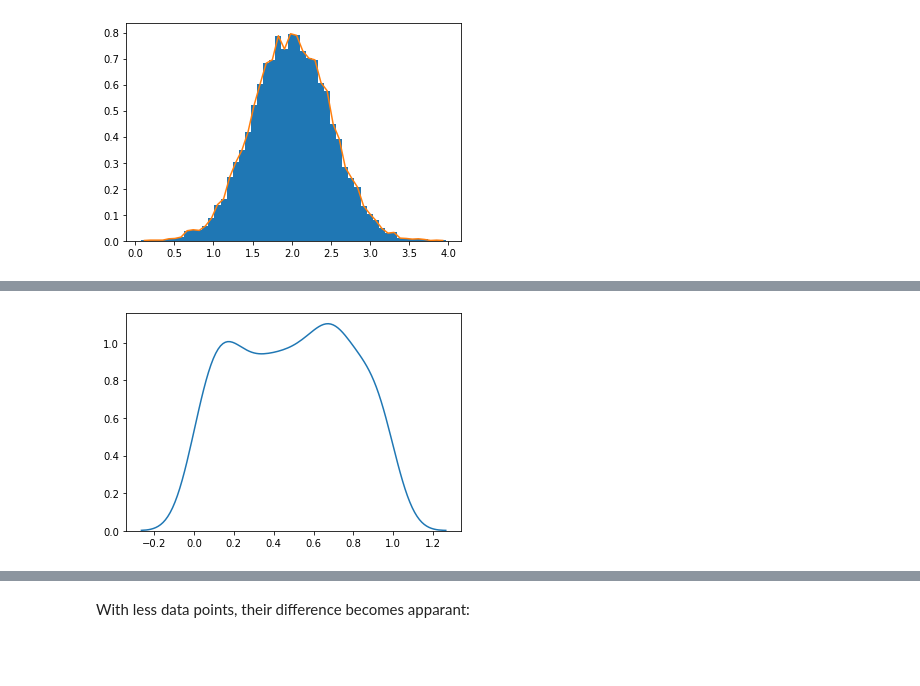
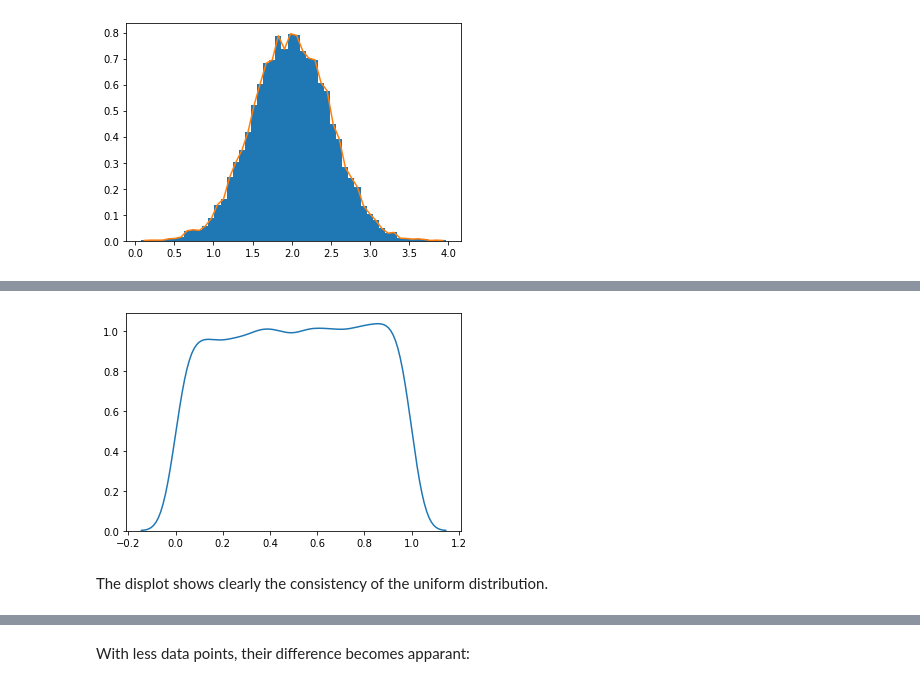
Before and after one commit to AineNicD/numpy-random, a Jupyter notebook: numpy-random.ipynb, the cells around one changed output, grey strips where cells are left out. Saved outputs shown, nothing was run; the diff lists cells and outputs as text; code cells hidden in the pictures; blank space fills up the shorter version.

```diff
--- a/numpy-random.ipynb
+++ b/numpy-random.ipynb
@@ -609,8 +671,10 @@ print(x)
 # %%
 #Visualise uniform distribution
-sns.distplot(np.random.default_rng().uniform(size=500), hist=False)
+sns.distplot(np.random.default_rng().uniform(size=10000), hist=False)
 
 plt.show()
 # %% [output]
-[figure, old version]
+[figure, new version]
+# %% [markdown]
+The displot shows clearly the consistency of the uniform distribution.
 # %%
```
Also changed, not shown: parts of 92 cells of this notebook, 2 other files.
